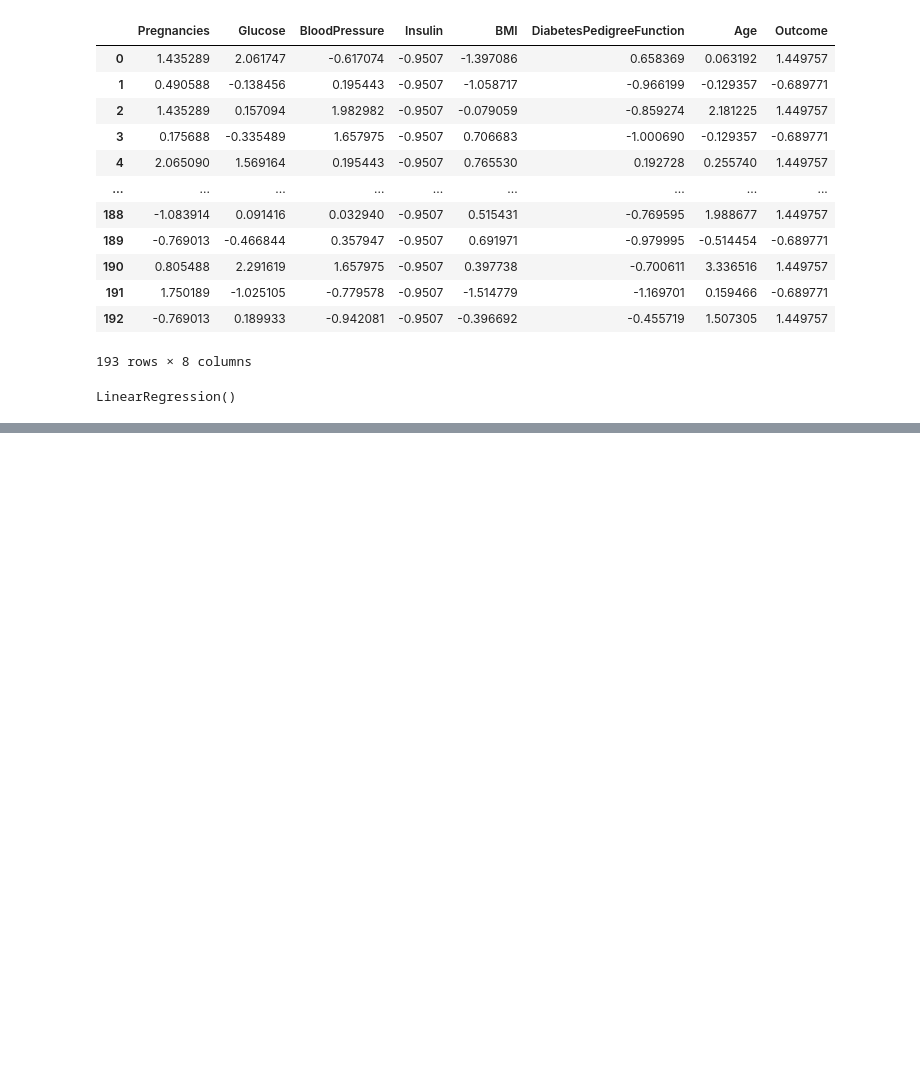
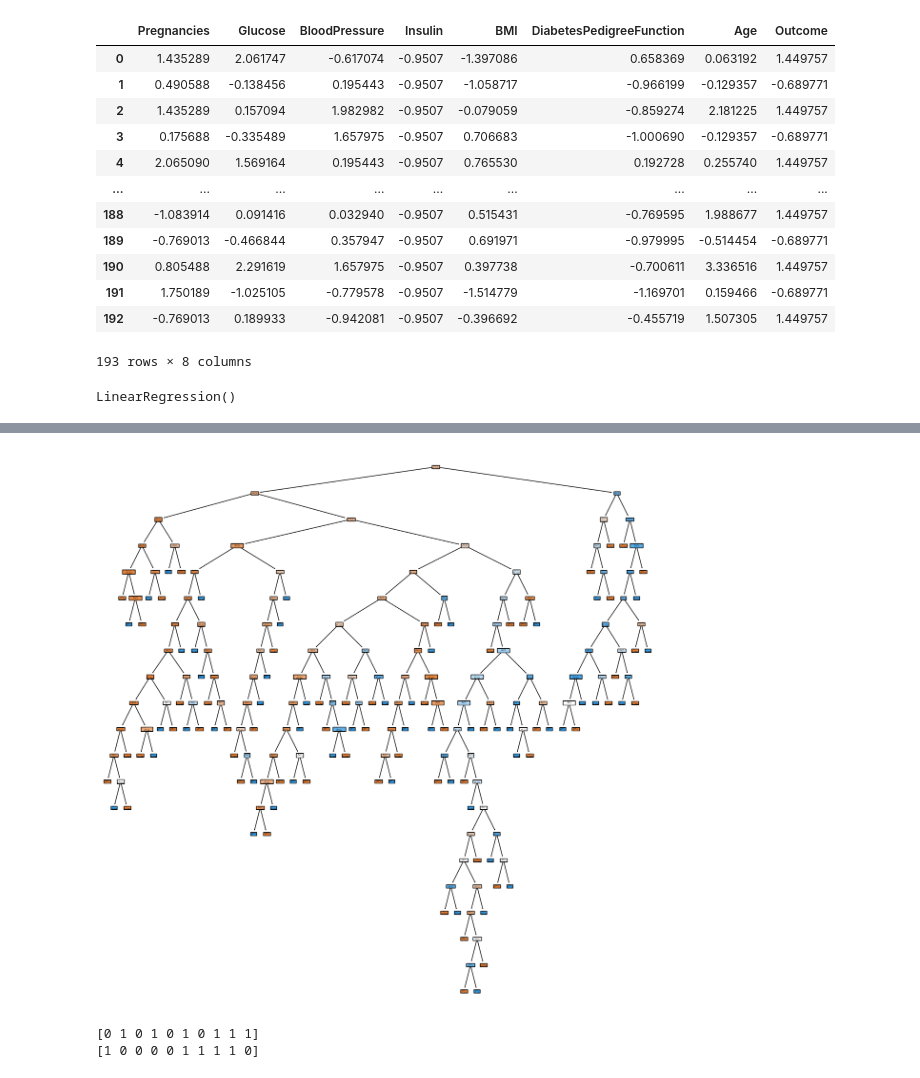
Before and after one commit to leandro-reguero/decision-trees, a Jupyter notebook: src/explore2.ipynb, the cells around one changed output, grey strips where cells are left out. Drawn from its saved outputs; the diff is of its cells as text; code cells hidden in the pictures; blank space fills up the shorter version.

Commit message:
modelos guardados

```diff
--- a/src/explore2.ipynb
+++ b/src/explore2.ipynb
@@ -151,0 +186,7 @@ array([21.31354879, 22.35862987, 30.84643214, 33.64572694, 36.11226579,
+# %%
+X = total_data.drop('Outcome', axis=1)
+y = total_data['Outcome']
+
+X_train, X_test, y_train, y_test = train_test_split(X, y, test_size=0.2, random_state=21)
+
+X_train.head()
@@ -151,0 +200,21 @@ array([21.31354879, 22.35862987, 30.84643214, 33.64572694, 36.11226579,
+# %%
+model3 = DecisionTreeClassifier(random_state=21)
+model3.fit(X_train, y_train)
+
+fig = plt.figure(figsize=(15, 15))
+
+tree.plot_tree(model3, feature_names = list(X_train.columns), class_names = ["No diabetes", "Diabetes"], filled = True)
+
+plt.show()
+# %% [output]
+[figure, added]
+# %%
+# predicción
+y_pred_test3 = model3.predict(X_test)
+print(y_pred_test3[:10])
+
+y_pred_train3 = model3.predict(X_train)
+print(y_pred_train3[:10])
+# %% [output]
+[0 1 0 1 0 1 0 1 1 1]
+[1 0 0 0 0 1 1 1 1 0]
```
Also changed, not shown: parts of 8 cells of this notebook.
